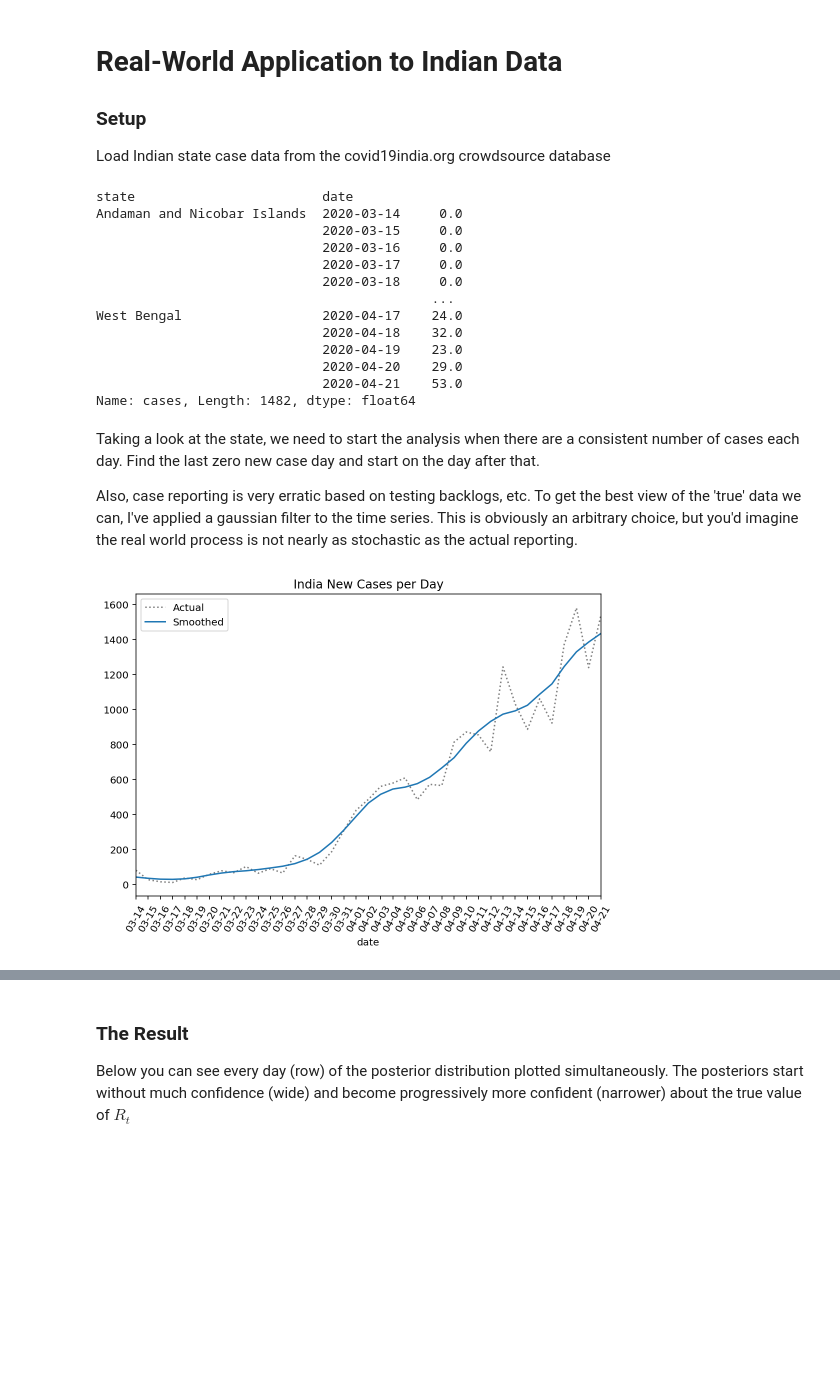
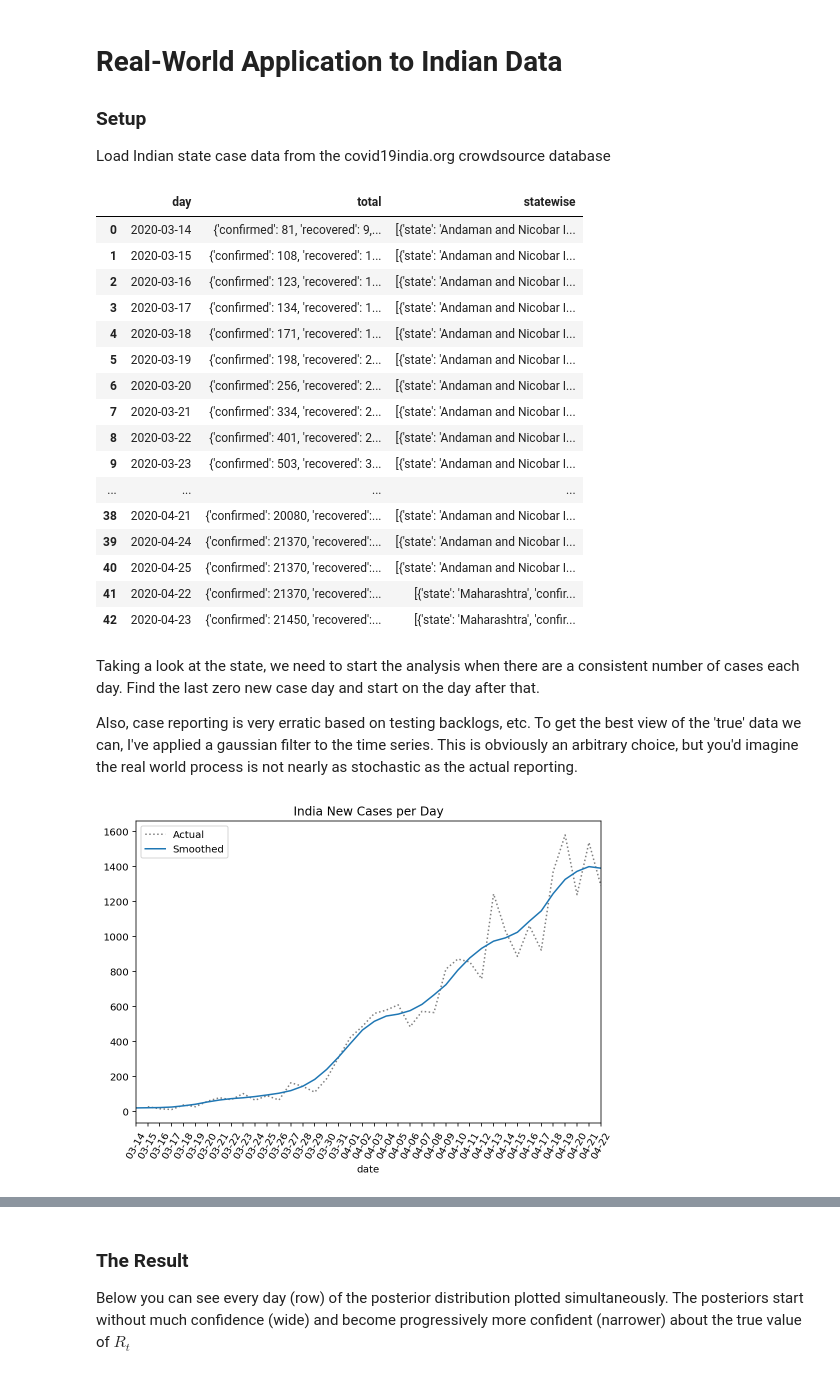
Before and after one commit to NirantK/CovidSeer, a Jupyter notebook: _notebooks/2020-04-18-IndiaRt.ipynb, the cells around one changed output, grey strips where cells are left out. Cells and saved outputs as stored; diff of their text form; code cells hidden in the pictures; blank space fills up the shorter version.

```diff
--- a/_notebooks/2020-04-18-IndiaRt.ipynb
+++ b/_notebooks/2020-04-18-IndiaRt.ipynb
@@ -230,45 +205,48 @@ state_map = {"AP" : "Andhra Pradesh",
 # %%
 # hide
 from urllib.request import urlopen
 
 with urlopen(
-    "https://api.covid19india.org/states_daily.json"
+    "https://api.rootnet.in/covid19-in/unofficial/covid19india.org/statewise/history"
 ) as response:
     data = json.load(response)
-# data
+pd.DataFrame(data["data"]["history"])
+# %% [output]
+|  | day | total | statewise |
+| 0 | 2020-03-14 | {'confirmed': 81, 'recovered': 9,... | [{'state': 'Andaman and Nicobar I... |
+| 1 | 2020-03-15 | {'confirmed': 108, 'recovered': 1... | [{'state': 'Andaman and Nicobar I... |
+| 2 | 2020-03-16 | {'confirmed': 123, 'recovered': 1... | [{'state': 'Andaman and Nicobar I... |
+| 3 | 2020-03-17 | {'confirmed': 134, 'recovered': 1... | [{'state': 'Andaman and Nicobar I... |
+| 4 | 2020-03-18 | {'confirmed': 171, 'recovered': 1... | [{'state': 'Andaman and Nicobar I... |
+| 5 | 2020-03-19 | {'confirmed': 198, 'recovered': 2... | [{'state': 'Andaman and Nicobar I... |
+| 6 | 2020-03-20 | {'confirmed': 256, 'recovered': 2... | [{'state': 'Andaman and Nicobar I... |
+| 7 | 2020-03-21 | {'confirmed': 334, 'recovered': 2... | [{'state': 'Andaman and Nicobar I... |
+| 8 | 2020-03-22 | {'confirmed': 401, 'recovered': 2... | [{'state': 'Andaman and Nicobar I... |
+| 9 | 2020-03-23 | {'confirmed': 503, 'recovered': 3... | [{'state': 'Andaman and Nicobar I... |
+| ... | ... | ... | ... |
+| 38 | 2020-04-21 | {'confirmed': 20080, 'recovered':... | [{'state': 'Andaman and Nicobar I... |
+| 39 | 2020-04-24 | {'confirmed': 21370, 'recovered':... | [{'state': 'Andaman and Nicobar I... |
+| 40 | 2020-04-25 | {'confirmed': 21370, 'recovered':... | [{'state': 'Andaman and Nicobar I... |
+| 41 | 2020-04-22 | {'confirmed': 21370, 'recovered':... | [{'state': 'Maharashtra', 'confir... |
+| 42 | 2020-04-23 | {'confirmed': 21450, 'recovered':... | [{'state': 'Maharashtra', 'confir... |
 # %%
 # hide
 dates = []
 cases = []
 state = []
 
-for ele in data["states_daily"]:
-    if ele["status"] == "Confirmed":
-        for key in ele.keys():
-            india = 0
-            if key not in ("status", "date"):
-                dates.append(ele["date"])
-                state.append(state_map[key.upper()].replace("\t", ""))
-                cases.append(ele[key])
+for ele in data["data"]["history"]:
+    dates.append(ele["day"])
+    state.append("India")
+    cases.append(ele["total"]["confirmed"])
+    for s in ele["statewise"]:
+        dates.append(ele["day"])
+        state.append(s["state"])
+        cases.append(s["confirmed"])
+
 
 states = pd.DataFrame(dates, columns=["date"])
 states["state"] = state
 states["cases"] = cases
 states["cases"] = pd.to_numeric(states["cases"])
 states["date"] = pd.to_datetime(states["date"])
-states = states.sort_values(["state", "date"]).set_index(["state", "date"]).squeeze()
-states
-# %% [output]
-state                        date
-Andaman and Nicobar Islands  2020-03-14     0.0
-                             2020-03-15     0.0
-                             2020-03-16     0.0
-                             2020-03-17     0.0
-                             2020-03-18     0.0
-                                           ...
-West Bengal                  2020-04-17    24.0
-                             2020-04-18    32.0
-                             2020-04-19    23.0
-                             2020-04-20    29.0
-                             2020-04-21    53.0
-Name: cases, Length: 1482, dtype: float64
@@ -282,8 +269,8 @@ state_name = "India"
 
 
 def prepare_cases(cases):
-#     print(cases)
-    new_cases = cases
+    #     print(cases)
+    new_cases = cases.diff()
     smoothed = (
         new_cases.rolling(7, win_type="gaussian", min_periods=1, center=True)
         .mean(std=2)
@@ -330,7 +317,7 @@ plt.xticks(rotation=60)
 
 ax.get_figure().set_facecolor("w")
 # %% [output]
-[figure, old version]
+[figure, new version]
 # %%
 # hide
 def get_posteriors(sr, window=7, min_periods=1):
```
Also changed, not shown: parts of 20 cells of this notebook, 2 other files.
